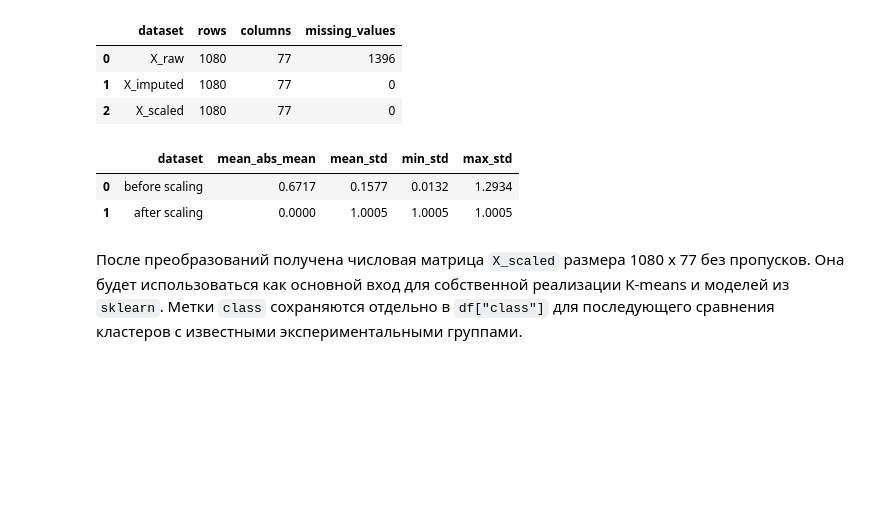
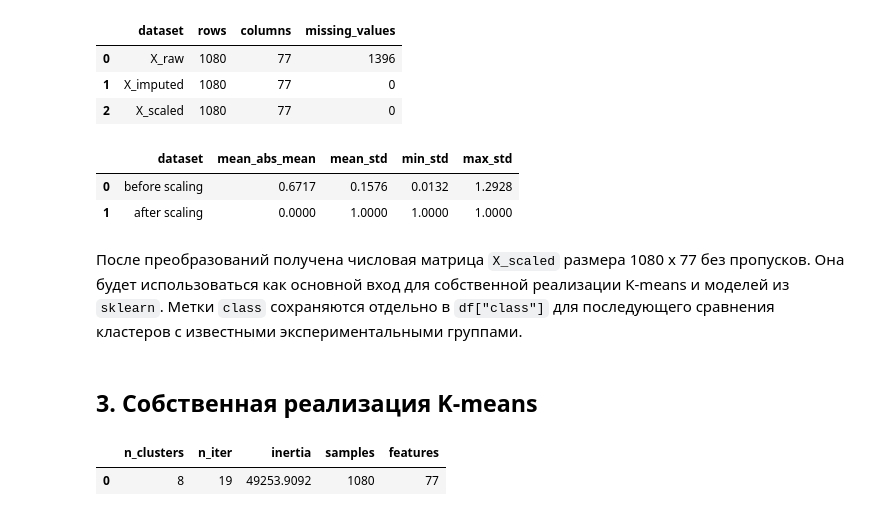
Before and after one commit to homka122/HomkaML, a Jupyter notebook: 1HW/hw1_mice_protein_clustering.ipynb, the cells around one changed output. Cells and saved outputs as stored; diff of their text form; code cells hidden in the pictures; blank space fills up the shorter version.

Commit message:
feat: add SimpleKMeans algorithm

```diff
--- a/1HW/hw1_mice_protein_clustering.ipynb
+++ b/1HW/hw1_mice_protein_clustering.ipynb
@@ -376,29 +376,31 @@ prepared_checks
 # %%
 scaling_check = pd.DataFrame(
     {
         "dataset": ["before scaling", "after scaling"],
         "mean_abs_mean": [
             X_imputed.mean().abs().mean(),
             X_scaled.mean().abs().mean(),
         ],
         "mean_std": [
-            X_imputed.std().mean(),
-            X_scaled.std().mean(),
+            X_imputed.std(ddof=0).mean(),
+            X_scaled.std(ddof=0).mean(),
         ],
         "min_std": [
-            X_imputed.std().min(),
-            X_scaled.std().min(),
+            X_imputed.std(ddof=0).min(),
+            X_scaled.std(ddof=0).min(),
         ],
         "max_std": [
-            X_imputed.std().max(),
-            X_scaled.std().max(),
+            X_imputed.std(ddof=0).max(),
+            X_scaled.std(ddof=0).max(),
         ],
     }
 )
 scaling_check
 # %% [output]
 |  | dataset | mean_abs_mean | mean_std | min_std | max_std |
-| 0 | before scaling | 0.6717 | 0.1577 | 0.0132 | 1.2934 |
-| 1 | after scaling | 0.0000 | 1.0005 | 1.0005 | 1.0005 |
+| 0 | before scaling | 0.6717 | 0.1576 | 0.0132 | 1.2928 |
+| 1 | after scaling | 0.0000 | 1.0000 | 1.0000 | 1.0000 |
 # %% [markdown]
 После преобразований получена числовая матрица `X_scaled` размера 1080 x 77 без пропусков. Она будет использоваться как основной вход для собственной реализации K-means и моделей из `sklearn`. Метки `class` сохраняются отдельно в `df["class"]` для последующего сравнения кластеров с известными экспериментальными группами.
+# %% [markdown]
+## 3. Собственная реализация K-means
@@ -404,0 +418,17 @@ scaling_check
+# %%
+simple_kmeans = SimpleKMeans(n_clusters=8, max_iter=100, tol=1e-4, random_state=42)
+simple_labels = simple_kmeans.fit_predict(X_scaled)
+
+simple_kmeans_result = pd.DataFrame(
+    {
+        "n_clusters": [simple_kmeans.n_clusters],
+        "n_iter": [simple_kmeans.n_iter_],
+        "inertia": [simple_kmeans.inertia_],
+        "samples": [len(simple_labels)],
+        "features": [X_scaled.shape[1]],
+    }
+)
+simple_kmeans_result
+# %% [output]
+|  | n_clusters | n_iter | inertia | samples | features |
+| 0 | 8 | 19 | 49253.9092 | 1080 | 77 |
```
Also changed, not shown: parts of 4 cells of this notebook, 2 other files.
